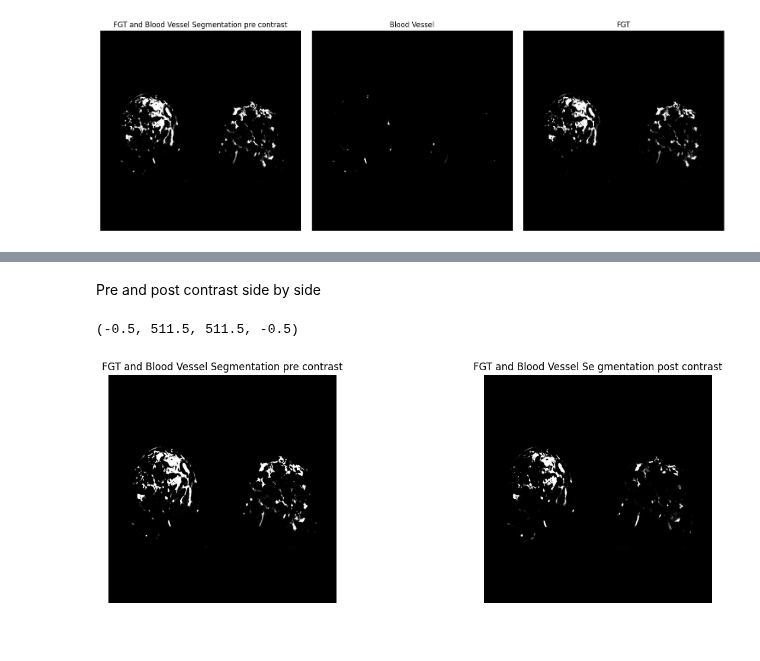
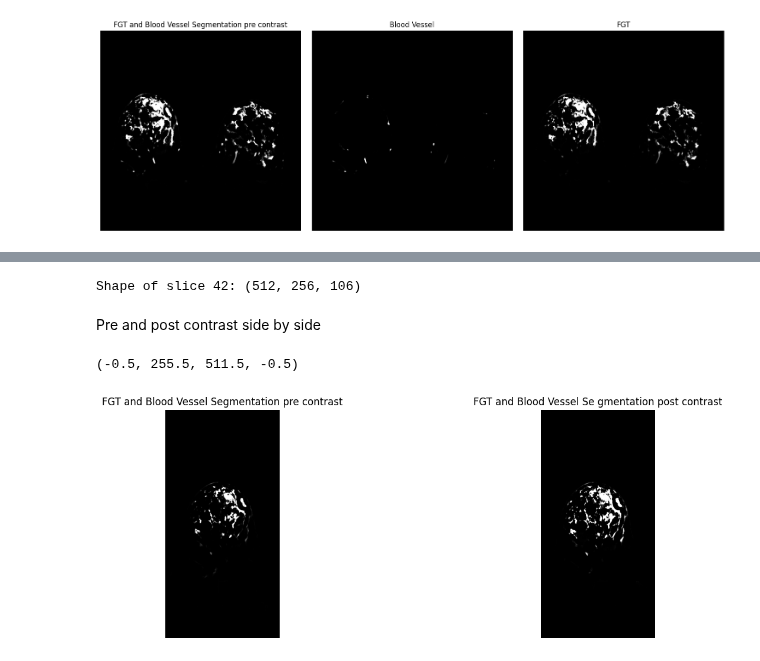
Before and after one commit to hsuryainfo/3D-Breast-FGT-and-Blood-Vessel-Segmentation, a Jupyter notebook: ispy.ipynb, the cells around one changed output, grey strips where cells are left out. Saved outputs shown, nothing was run; the diff lists cells and outputs as text; code cells hidden in the pictures.

```diff
--- a/ispy.ipynb
+++ b/ispy.ipynb
@@ -115,16 +254,24 @@ plt.show()
+# %%
+fgt_half_pre = np.load('./half_breast/left_half_post.npy')
+print("Shape of slice 42:", fgt_half_pre.shape)
+# %% [output]
+Shape of slice 42: (512, 256, 106)
 # %% [markdown]
 Pre and post contrast side by side
 # %%
 fig, axes = plt.subplots(1, 2, figsize=(15, 5))
 
+fgt_half_pre = np.load('./half_breast/left_half_post.npy')
+fgt_half_post = np.load('./half_breast/left_half_pre.npy')
+
 #plotting the data
-axes[0].imshow(fgt_data_pre[0, :, :, 41], cmap = 'Greys')
+axes[0].imshow(fgt_half_pre[:, :, 42], cmap = 'gray')
 axes[0].set_title('FGT and Blood Vessel Segmentation pre contrast')
 axes[0].axis('off')
 
-axes[1].imshow(fgt_data_post[0, :, :, 41], cmap = 'Greys')
+axes[1].imshow(fgt_half_post[:, :, 42], cmap = 'gray')
 axes[1].set_title('FGT and Blood Vessel Se gmentation post contrast')
 axes[1].axis('off')
 # %% [output]
-(-0.5, 511.5, 511.5, -0.5)
+(-0.5, 255.5, 511.5, -0.5)
-[figure, old version]
+[figure, new version]
```
Also changed, not shown: parts of 6 cells of this notebook, 1 other file.
